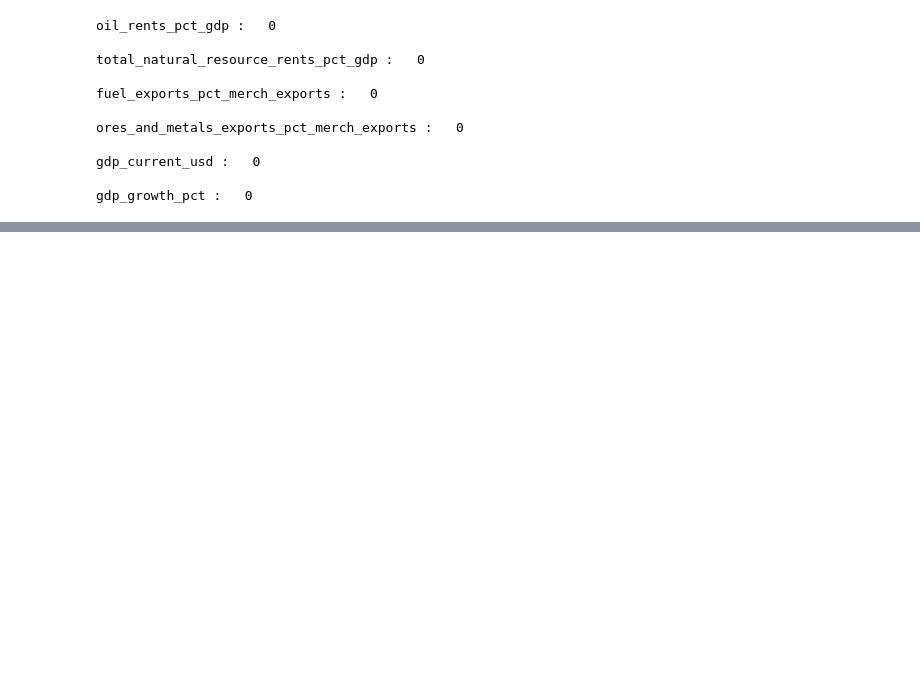
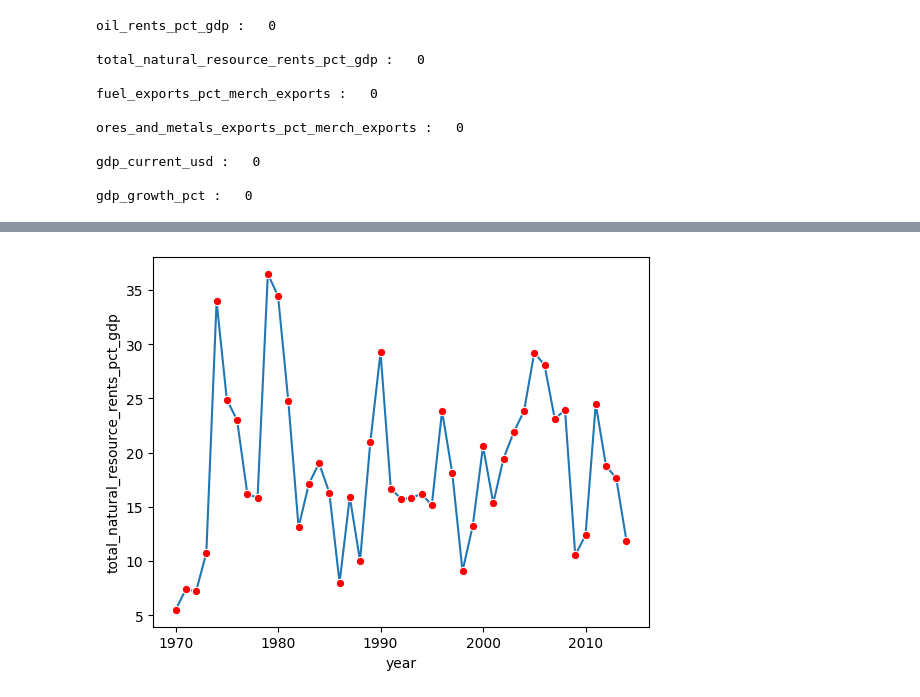
Before and after one commit to amithvardhan99/misc, a Jupyter notebook: Venezuela Resource Dependency & Economy(1960-2023)/notebook.ipynb, the cells around one changed output, grey strips where cells are left out. Cells and saved outputs as stored; diff of their text form; code cells hidden in the pictures; blank space fills up the shorter version.

```diff
--- a/Venezuela Resource Dependency & Economy(1960-2023)/notebook.ipynb
+++ b/Venezuela Resource Dependency & Economy(1960-2023)/notebook.ipynb
@@ -186,0 +207,5 @@ gdp_growth_pct :   0
+# %%
+df_proper_pd = df_proper_1.toPandas()
+
+ax = sns.lineplot(x=df_proper_pd["year"],y=df_proper_pd["oil_rents_pct_gdp"],marker="o")
+ax.lines[0].set_markerfacecolor("red")
@@ -186,0 +214,6 @@ gdp_growth_pct :   0
+# %%
+ax = sns.lineplot(x=df_proper_pd["year"],y=df_proper_pd["total_natural_resource_rents_pct_gdp"],marker="o")
+ax.lines[0].set_markerfacecolor("red")
+ax.lines[0].set_markerfacecolor("red")
+# %% [output]
+[figure, added]
```
Also changed, not shown: parts of 9 cells of this notebook.
